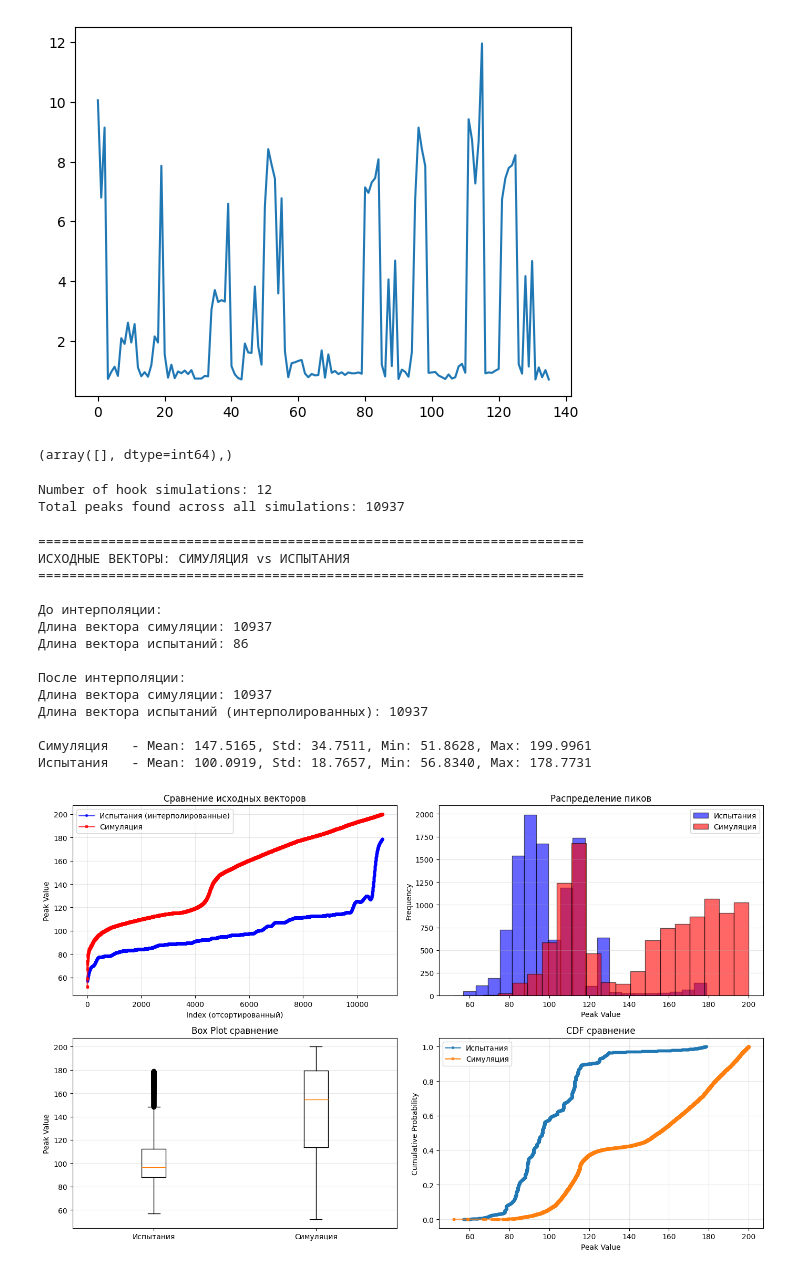
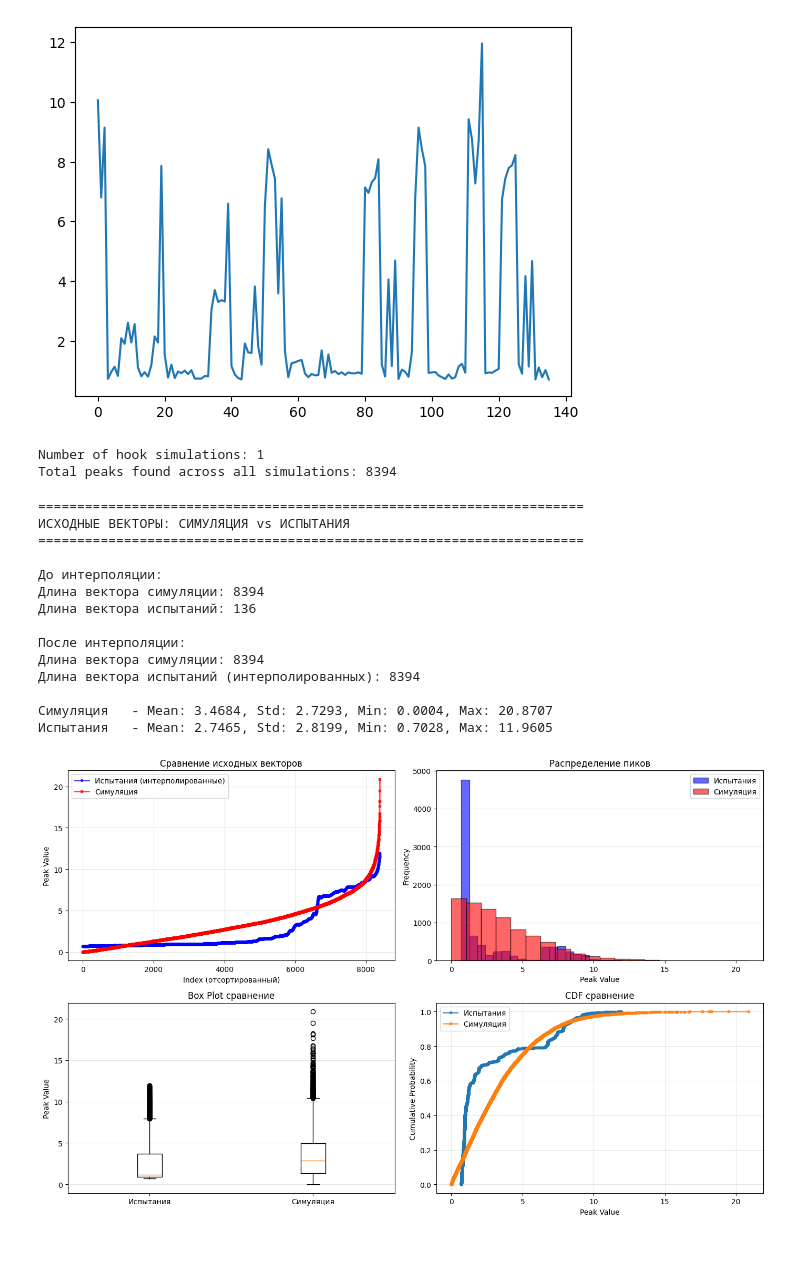
Before and after one commit to daniilgorenkov/Dissertation, a Jupyter notebook: reserach/compare_vectors.ipynb, the cells around one changed output. Cells and saved outputs as stored; diff of their text form; code cells hidden in the pictures.

```diff
--- a/reserach/compare_vectors.ipynb
+++ b/reserach/compare_vectors.ipynb
@@ -64,11 +91,3 @@ plt.plot(trials[1]["peaks"])
 # %% [output]
 [<matplotlib.lines.Line2D at 0x...>]
 [figure]
-# %%
-mask1 = np.array(trials[1]["peaks"]) <= 200
-mask2 = np.array(trials[1]["peaks"]) >= 50
-
-masked = np.where(mask1 & mask2)
-masked
-# %% [output]
-(array([], dtype=int64),)
@@ -77,33 +94,48 @@ filtered = np.array(trials[1]["peaks"])[masked]
 # %%
-# Load all hook simulations and collect peaks
 from scipy.signal import find_peaks
 
-hook_all = pipe.load("hook_ffd")
+hook_all = pipe.load(hook_name)
 print(f"Number of hook simulations: {len(hook_all)}")
 
-# Collect peaks from all simulations
 all_peaks_from_simulations = []
 
-# Process each simulation
 for i, simulation in enumerate(hook_all):
-    # Get all columns (each column is a different sensor/parameter)
     for col in simulation.columns:
-        signal = simulation[col] / 1000  # Same scaling as before
+        signal = simulation[col] / 1000
         signal_clean = signal[~np.isnan(signal)].values
 
-        # Find peaks
+        if len(signal_clean) == 0:
+            continue
+
         peaks_idx, _ = find_peaks(signal_clean, height=0, distance=1)
         peaks_vals = signal_clean[peaks_idx]
 
-        # Filter peaks (50-200)
-        peaks_filtered = peaks_vals[(peaks_vals >= 50) & (peaks_vals <= 200)]
+        # ---- ВОТ ГДЕ КОНТЕКСТ ----
+        if "Vertical" in col:
+            # вертикальная сила
+            peaks_filtered = peaks_vals[
+                (peaks_vals >= 50) & (peaks_vals <= 200)
+            ]
+
+        elif "Side" in col:
+            # боковая сила
+            peaks_filtered = peaks_vals[
+                peaks_vals > 0
+            ]
+
+        else:
+            # неизвестный тип — пропускаем
+            continue
+
         all_peaks_from_simulations.extend(peaks_filtered.tolist())
 
 all_peaks_from_simulations = np.array(all_peaks_from_simulations)
 print(f"Total peaks found across all simulations: {len(all_peaks_from_simulations)}")
 # %% [output]
-Number of hook simulations: 12
-Total peaks found across all simulations: 10937
+Number of hook simulations: 1
+Total peaks found across all simulations: 8394
+# %%
+trial_force = trials[1]["peaks"]
 # %%
 # Визуализация исходных векторов (без нормализации)
 from scipy.interpolate import interp1d
@@ -113,7 +145,7 @@ print("ИСХОДНЫЕ ВЕКТОРЫ: СИМУЛЯЦИЯ vs ИСПЫТАНИЯ
 print("="*70)
 
 sim_sorted = np.sort(all_peaks_from_simulations)
-real_sorted = np.sort(filtered)
+real_sorted = np.sort(trial_force)
 
 print(f"\nДо интерполяции:")
 print(f"Длина вектора симуляции: {len(sim_sorted)}")
@@ -154,40 +186,40 @@ axes[0, 1].legend()
 axes[0, 1].grid(True, alpha=0.3, axis='y')
 
 # Plot 3: Box plot
 axes[1, 0].boxplot([real_interpolated, sim_sorted], labels=['Испытания', 'Симуляция'])
 axes[1, 0].set_ylabel('Peak Value')
 axes[1, 0].set_title('Box Plot сравнение')
 axes[1, 0].grid(True, alpha=0.3, axis='y')
 
 # Plot 4: CDF
 sorted_real_interp = np.sort(real_interpolated)
 sorted_sim = np.sort(sim_sorted)
 axes[1, 1].plot(sorted_real_interp, np.arange(1, len(sorted_real_interp)+1)/len(sorted_real_interp), marker='o', label='Испытания', linewidth=2, markersize=3, alpha=0.7)
 axes[1, 1].plot(sorted_sim, np.arange(1, len(sorted_sim)+1)/len(sorted_sim), marker='s', label='Симуляция', linewidth=2, markersize=3, alpha=0.7)
 axes[1, 1].set_xlabel('Peak Value')
 axes[1, 1].set_ylabel('Cumulative Probability')
 axes[1, 1].set_title('CDF сравнение')
 axes[1, 1].legend()
 axes[1, 1].grid(True, alpha=0.3)
 
 plt.tight_layout()
 plt.show()
 # %% [output]
 ======================================================================
 ИСХОДНЫЕ ВЕКТОРЫ: СИМУЛЯЦИЯ vs ИСПЫТАНИЯ
 ======================================================================
 
 До интерполяции:
-Длина вектора симуляции: 10937
-Длина вектора испытаний: 86
+Длина вектора симуляции: 8394
+Длина вектора испытаний: 136
 
 После интерполяции:
-Длина вектора симуляции: 10937
-Длина вектора испытаний (интерполированных): 10937
+Длина вектора симуляции: 8394
+Длина вектора испытаний (интерполированных): 8394
 
-Симуляция   - Mean: 147.5165, Std: 34.7511, Min: 51.8628, Max: 199.9961
-Испытания   - Mean: 100.0919, Std: 18.7657, Min: 56.8340, Max: 178.7731
+Симуляция   - Mean: 3.4684, Std: 2.7293, Min: 0.0004, Max: 20.8707
+Испытания   - Mean: 2.7465, Std: 2.8199, Min: 0.7028, Max: 11.9605
-[figure, old version]
+[figure, new version]
 # %%
 # Нормализация и сравнение векторов
 print("="*70)
```
Also changed, not shown: parts of 7 cells of this notebook, 2 other files.
